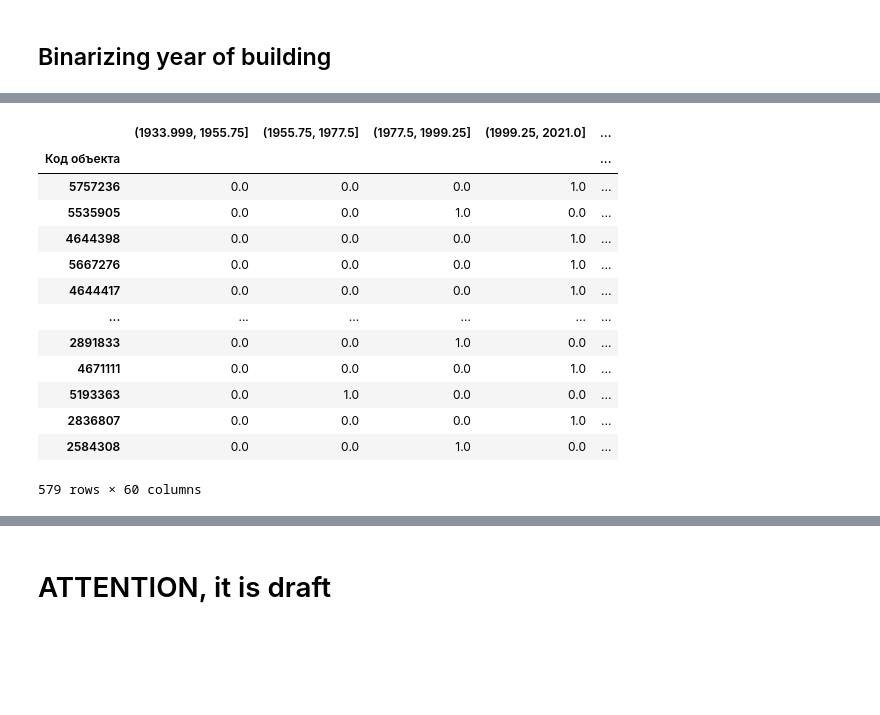
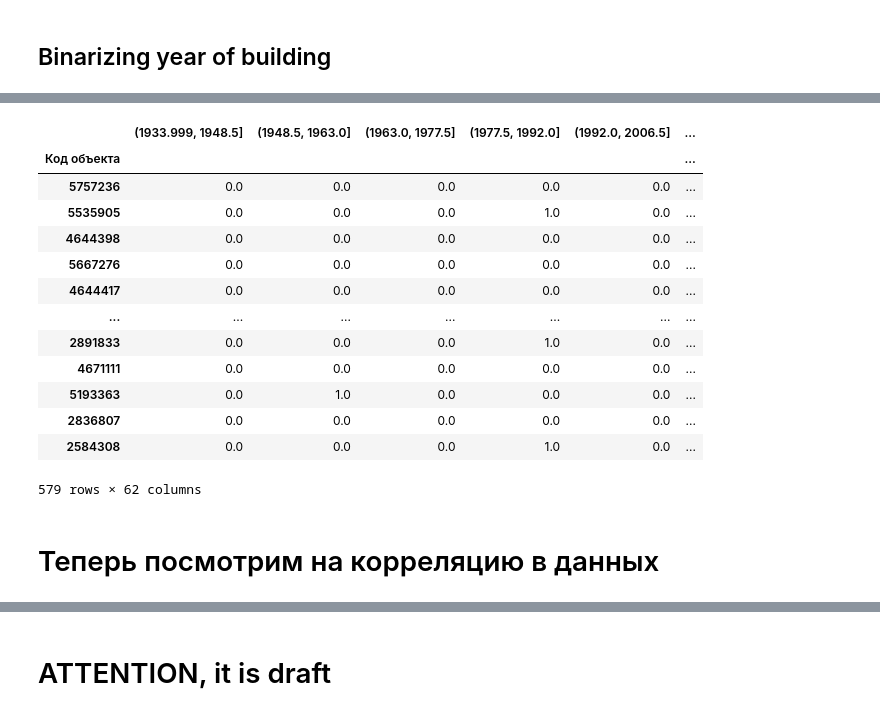
Before and after one commit to Golden-dreamer/ptz-flats-predict, a Jupyter notebook: notebooks/data analysis.ipynb, the cells around one changed output, grey strips where cells are left out. Cells and saved outputs as stored; diff of their text form; code cells hidden in the pictures; blank space fills up the shorter version.

Commit message:
made data analysis notebook more readable. Added correaltion analysis in notebook.

```diff
--- a/notebooks/data analysis.ipynb
+++ b/notebooks/data analysis.ipynb
@@ -501,9 +492,10 @@ X_year_bins = X.copy()
 ## Binarizing year of building
 # %%
 def best_bin_split(n):
-    # use simlest model for speed
+    # use random forest because it can give reasonable result without tuning
 
-    model = DecisionTreeRegressor(random_state=42, max_depth=6, min_samples_split=8)
+    #model = DecisionTreeRegressor(random_state=42, max_depth=6, min_samples_split=8)
+    model = RandomForestRegressor(random_state=42)
     #model = LinearRegression()
     best_score = float('-inf')
     best_bin_split = 0
@@ -600,7 +598,7 @@ oheCols.append('Ремонт')
 oheColsDropFirst = ['Счетчик воды']
 # %%
 ct = ColumnTransformer([
-    ("year_build", YearsTransformer(), 'Год постройки'),
+    ("year_build", YearsTransformer(bin_split), 'Год постройки'),
     #("renovation", Renovationtransformer(), "Ремонт"),
     ("ohe", OneHotEncoder(sparse=False), oheCols),
     ("ohe_drop", OneHotEncoder(sparse=False, drop='first'), oheColsDropFirst)
@@ -608,23 +606,25 @@ ct = ColumnTransformer([
 remainder='passthrough'
 )
 # %%
-test = ct.fit_transform(adress_drop_df)
+fullData = ct.fit_transform(adress_drop_df)
 # %%
-test = pd.DataFrame(test, index=adress_drop_df.index, columns=ct.get_feature_names_out())
-test.columns = [x[x.find('__')+2:] for x in test.columns]
-test
+fullData = pd.DataFrame(fullData, index=adress_drop_df.index, columns=ct.get_feature_names_out())
+fullData.columns = [x[x.find('__')+2:] for x in fullData.columns]
+fullData
 # %% [output]
-|  | (1933.999, 1955.75] | (1955.75, 1977.5] | (1977.5, 1999.25] | (1999.25, 2021.0] | ... |
-| Код объекта |  |  |  |  | ... |
-| 5757236 | 0.0 | 0.0 | 0.0 | 1.0 | ... |
-| 5535905 | 0.0 | 0.0 | 1.0 | 0.0 | ... |
-| 4644398 | 0.0 | 0.0 | 0.0 | 1.0 | ... |
-| 5667276 | 0.0 | 0.0 | 0.0 | 1.0 | ... |
-| 4644417 | 0.0 | 0.0 | 0.0 | 1.0 | ... |
-| ... | ... | ... | ... | ... | ... |
-| 2891833 | 0.0 | 0.0 | 1.0 | 0.0 | ... |
-| 4671111 | 0.0 | 0.0 | 0.0 | 1.0 | ... |
-| 5193363 | 0.0 | 1.0 | 0.0 | 0.0 | ... |
-| 2836807 | 0.0 | 0.0 | 0.0 | 1.0 | ... |
-| 2584308 | 0.0 | 0.0 | 1.0 | 0.0 | ... |
+|  | (1933.999, 1948.5] | (1948.5, 1963.0] | (1963.0, 1977.5] | (1977.5, 1992.0] | (1992.0, 2006.5] | ... |
+| Код объекта |  |  |  |  |  | ... |
+| 5757236 | 0.0 | 0.0 | 0.0 | 0.0 | 0.0 | ... |
+| 5535905 | 0.0 | 0.0 | 0.0 | 1.0 | 0.0 | ... |
+| 4644398 | 0.0 | 0.0 | 0.0 | 0.0 | 0.0 | ... |
+| 5667276 | 0.0 | 0.0 | 0.0 | 0.0 | 0.0 | ... |
+| 4644417 | 0.0 | 0.0 | 0.0 | 0.0 | 0.0 | ... |
+| ... | ... | ... | ... | ... | ... | ... |
+| 2891833 | 0.0 | 0.0 | 0.0 | 1.0 | 0.0 | ... |
+| 4671111 | 0.0 | 0.0 | 0.0 | 0.0 | 0.0 | ... |
+| 5193363 | 0.0 | 1.0 | 0.0 | 0.0 | 0.0 | ... |
+| 2836807 | 0.0 | 0.0 | 0.0 | 0.0 | 0.0 | ... |
+| 2584308 | 0.0 | 0.0 | 0.0 | 1.0 | 0.0 | ... |
-579 rows × 60 columns
+579 rows × 62 columns
+# %% [markdown]
+# Теперь посмотрим на корреляцию в данных
```
Also changed, not shown: parts of 46 cells of this notebook, 6 other files.
